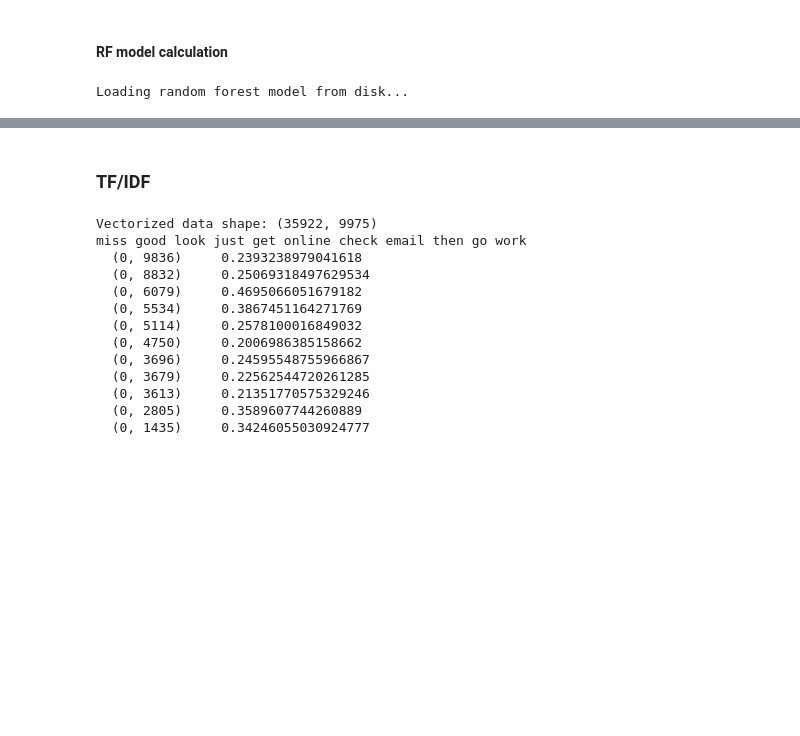
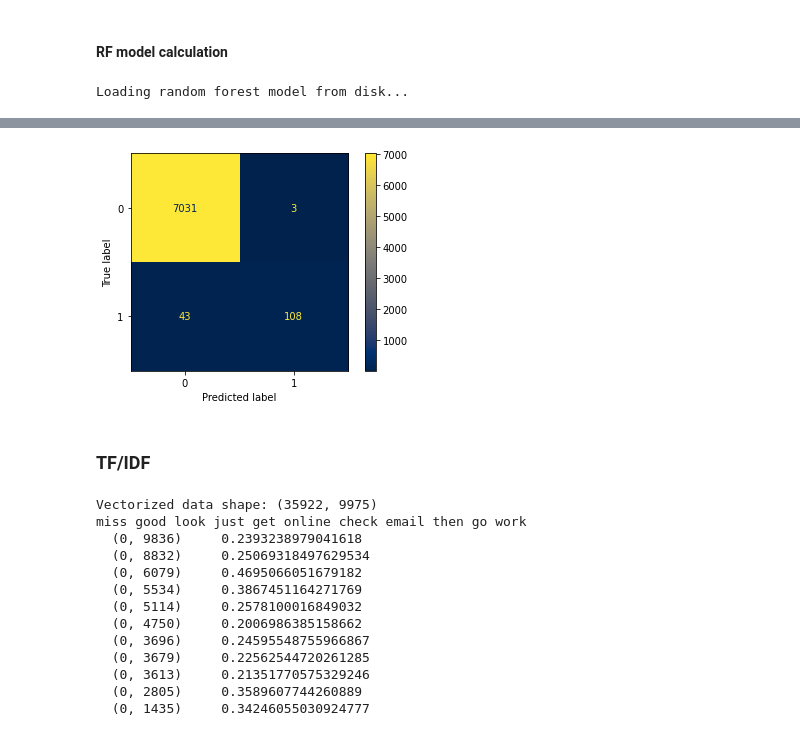
Before and after one commit to mryanivtal/cybersecurity_hw2, a Jupyter notebook: cyber_hw2.ipynb, the cells around one changed output, grey strips where cells are left out. Cells and saved outputs as stored; diff of their text form; code cells hidden in the pictures; blank space fills up the shorter version.

Commit message:
Added confusion matrix to random forest, added fixed pj xml files

```diff
--- a/cyber_hw2.ipynb
+++ b/cyber_hw2.ipynb
@@ -1228,3 +1225,12 @@ plt.show()
+# %%
+from sklearn.metrics import confusion_matrix
+from sklearn.metrics import ConfusionMatrixDisplay
+
+y_test_pred_binary = y_test_pred > 0.5
+cm = confusion_matrix(y_test, y_test_pred_binary)
+cm_display = ConfusionMatrixDisplay(cm).plot(cmap='cividis')
+# %% [output]
+[figure, added]
 # %% [markdown]
 ### TF/IDF
 # %%
```
Also changed, not shown: parts of 6 cells of this notebook, 57 other files.
